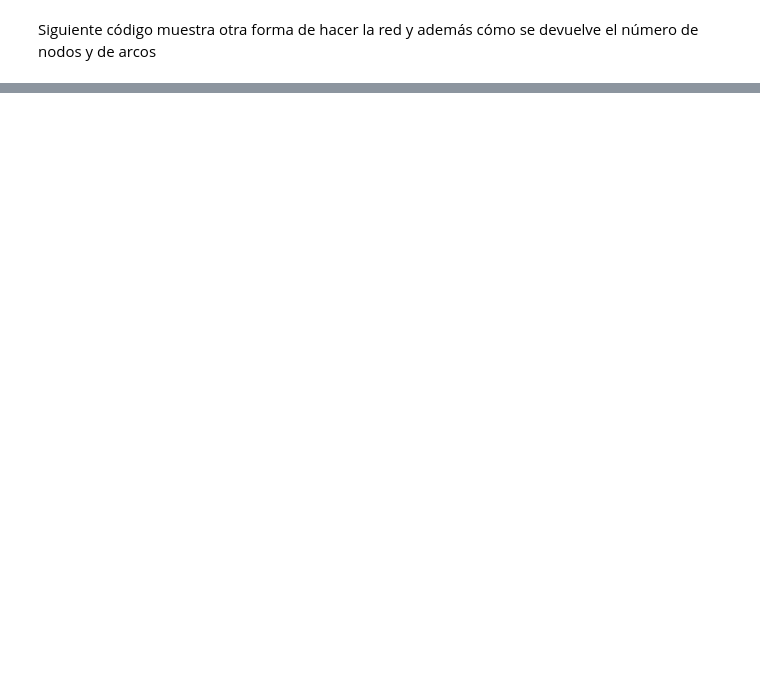
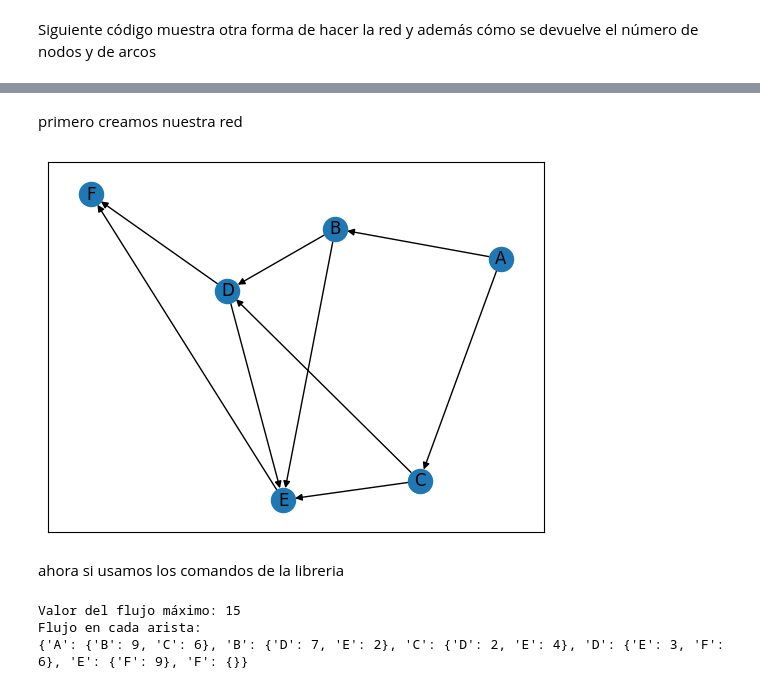
Before and after one commit to lezamajuan97-LZZ/Investigaci-n-de-operaciones, a Jupyter notebook: Untitled0.ipynb, the cells around one changed output, grey strips where cells are left out. Drawn from its saved outputs; the diff is of its cells as text; code cells hidden in the pictures; blank space fills up the shorter version.

```diff
--- a/Untitled0.ipynb
+++ b/Untitled0.ipynb
@@ -49,0 +101,28 @@ esta red consta de 5 arcos
+# %% [markdown]
+primero creamos nuestra red
+# %%
+J=nx.DiGraph()
+J.add_edge("A","B",capacity=9)
+J.add_edge("A","C",capacity=7)
+J.add_edge("B","D",capacity=7)
+J.add_edge("B","E",capacity=2)
+J.add_edge("C","D",capacity=4)
+J.add_edge("C","E",capacity=6)
+J.add_edge("D","E",capacity=3)
+J.add_edge("D","F",capacity=6)
+J.add_edge("E","F",capacity=9)
+nx.draw_networkx(J)
+# %% [output]
+[figure, added]
+# %% [markdown]
+ahora si usamos los comandos de la libreria
+# %%
+
+valor_flujo, flujo_dict = nx.maximum_flow(J, 'A', 'F') # Este comando nos indica cuál es el valor numérico de nuestro flujo máximo además decirnos cuál es el flujo en cada arco
+print(f"Valor del flujo máximo: {valor_flujo}")
+print("Flujo en cada arista:")
+print(flujo_dict)
+# %% [output]
+Valor del flujo máximo: 15
+Flujo en cada arista:
+{'A': {'B': 9, 'C': 6}, 'B': {'D': 7, 'E': 2}, 'C': {'D': 2, 'E': 4}, 'D': {'E': 3, 'F': 6}, 'E': {'F': 9}, 'F': {}}
```
Also changed, not shown: parts of 13 cells of this notebook.
